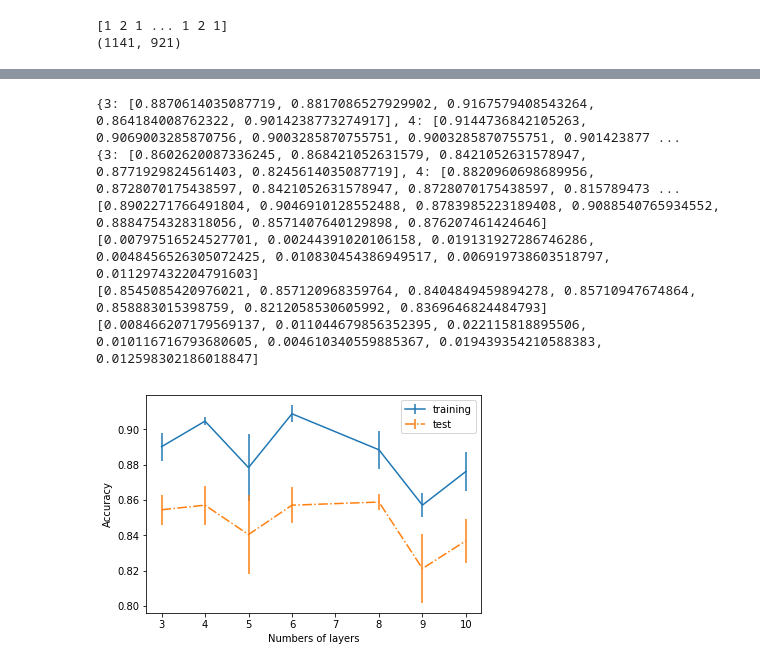
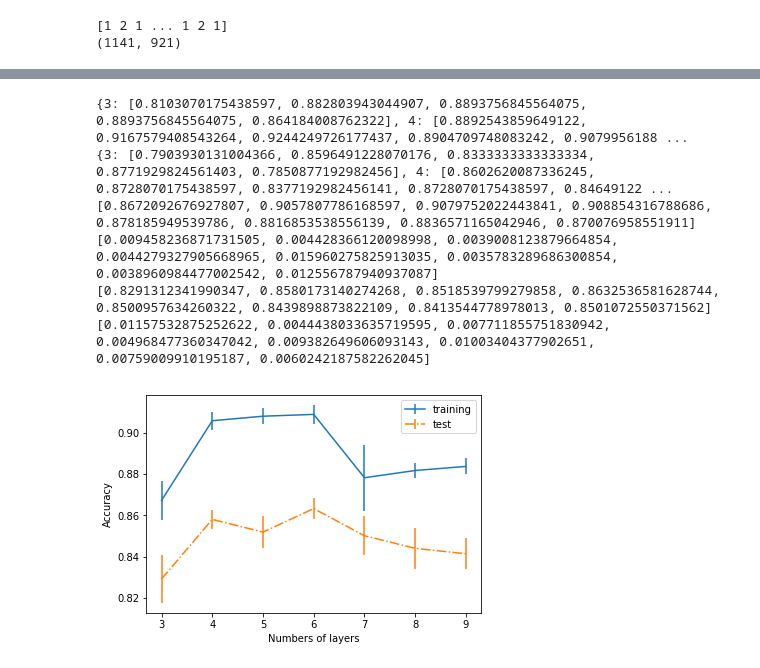
Before and after one commit to tiantuxu/SoccerPlayerMarketValue, a Jupyter notebook: Soccer-Player-NN.ipynb, the cells around one changed output, grey strips where cells are left out. Cells and saved outputs as stored; diff of their text form; code cells hidden in the pictures.

```diff
--- a/Soccer-Player-NN.ipynb
+++ b/Soccer-Player-NN.ipynb
@@ -72,7 +74,7 @@ def generate_model(d):
 # %%
 kf = KFold(n_splits=5)
 kf.get_n_splits(X)
-D = [3, 4, 5, 6, 8, 9, 10]
+D = [3, 4, 5, 6, 7, 8, 9, 10]
 
 train_dict = {}
 test_dict = {}
@@ -143,31 +145,32 @@ train_stdrr = []
 test_accuracy = []
 test_stdrr = []
 for d in D:
-    train_accuracy.append(np.mean(train_dict[d][0:5]))
-    train_stdrr.append(np.std(train_dict[d][0:5]) / np.sqrt(5))
-    test_accuracy.append(np.mean(test_dict[d][0:5]))
-    test_stdrr.append(np.std(test_dict[d][0:5] / np.sqrt(5)))
+    train_accuracy.append(np.mean(train_dict[d]))
+    train_stdrr.append(np.std(train_dict[d]) / np.sqrt(10))
+    test_accuracy.append(np.mean(test_dict[d]))
+    test_stdrr.append(np.std(test_dict[d] / np.sqrt(10)))
 print train_accuracy
 print train_stdrr
 print test_accuracy
 print test_stdrr
 # %% [output]
-{3: [0.8870614035087719, 0.8817086527929902, 0.9167579408543264, 0.864184008762322, 0.9014238773274917], 4: [0.9144736842105263, 0.9069003285870756, 0.9003285870755751, 0.9003285870755751, 0.901423877 ...
-{3: [0.8602620087336245, 0.868421052631579, 0.8421052631578947, 0.8771929824561403, 0.8245614035087719], 4: [0.8820960698689956, 0.8728070175438597, 0.8421052631578947, 0.8728070175438597, 0.815789473 ...
-[0.8902271766491804, 0.9046910128552488, 0.8783985223189408, 0.9088540765934552, 0.8884754328318056, 0.8571407640129898, 0.876207461424646]
-[0.00797516524527701, 0.00244391020106158, 0.019131927286746286, 0.0048456526305072425, 0.010830454386949517, 0.006919738603518797, 0.011297432204791603]
-[0.8545085420976021, 0.857120968359764, 0.8404849459894278, 0.85710947674864, 0.858883015398759, 0.8212058530605992, 0.8369646824484793]
-[0.008466207179569137, 0.011044679856352395, 0.022115818895506, 0.010116716793680605, 0.004610340559885367, 0.019439354210588383, 0.012598302186018847]
+{3: [0.8103070175438597, 0.882803943044907, 0.8893756845564075, 0.8893756845564075, 0.864184008762322], 4: [0.8892543859649122, 0.9167579408543264, 0.9244249726177437, 0.8904709748083242, 0.9079956188 ...
+{3: [0.7903930131004366, 0.8596491228070176, 0.8333333333333334, 0.8771929824561403, 0.7850877192982456], 4: [0.8602620087336245, 0.8728070175438597, 0.8377192982456141, 0.8728070175438597, 0.84649122 ...
+[0.8672092676927807, 0.9057807786168597, 0.9079752022443841, 0.908854316788686, 0.878185949539786, 0.8816853538556139, 0.8836571165042946, 0.870076958551911]
+[0.009458236871731505, 0.004428366120098998, 0.0039008123879664854, 0.0044279327905668965, 0.015960275825913035, 0.0035783289686300854, 0.0038960984477002542, 0.012556787940937087]
+[0.8291312341990347, 0.8580173140274268, 0.8518539799279858, 0.8632536581628744, 0.8500957634260322, 0.8439898873822109, 0.8413544778978013, 0.8501072550371562]
+[0.01157532875252622, 0.0044438033635719595, 0.007711855751830942, 0.004968477360347042, 0.009382649606093143, 0.01003404377902651, 0.00759009910195187, 0.0060242187582262045]
 # %%
 plt.figure()
-plt.errorbar(D, train_accuracy, train_stdrr, label='training', linestyle='-')
-plt.errorbar(D, test_accuracy, test_stdrr, label='test', linestyle='-.')
+param_range = 7
+plt.errorbar(D[0:param_range], train_accuracy[0:param_range], train_stdrr[0:param_range], label='training', linestyle='-')
+plt.errorbar(D[0:param_range], test_accuracy[0:param_range], test_stdrr[0:param_range], label='test', linestyle='-.')
 # plt.ylim((0.50, 1.00))
 plt.xlabel('Numbers of layers')
 plt.ylabel('Accuracy')
 
 plt.legend()
-plt.savefig('./NN.png')
+plt.savefig('./NN.pdf')
 plt.show()
 # %% [output]
-[figure, old version]
+[figure, new version]
```
Also changed, not shown: parts of 3 cells of this notebook, 3 other files.
